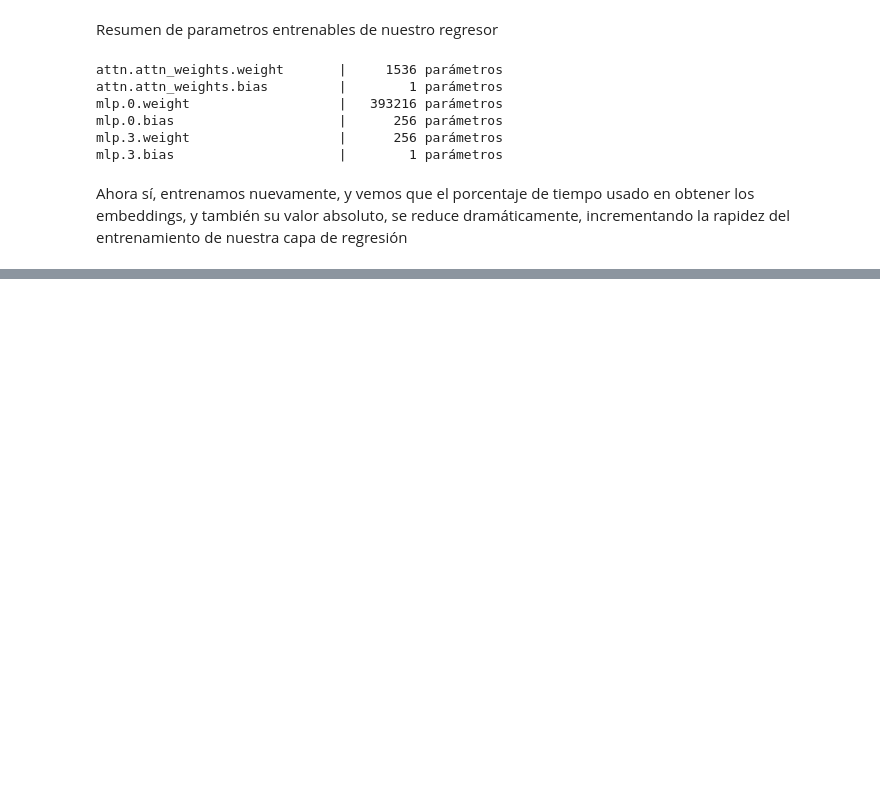
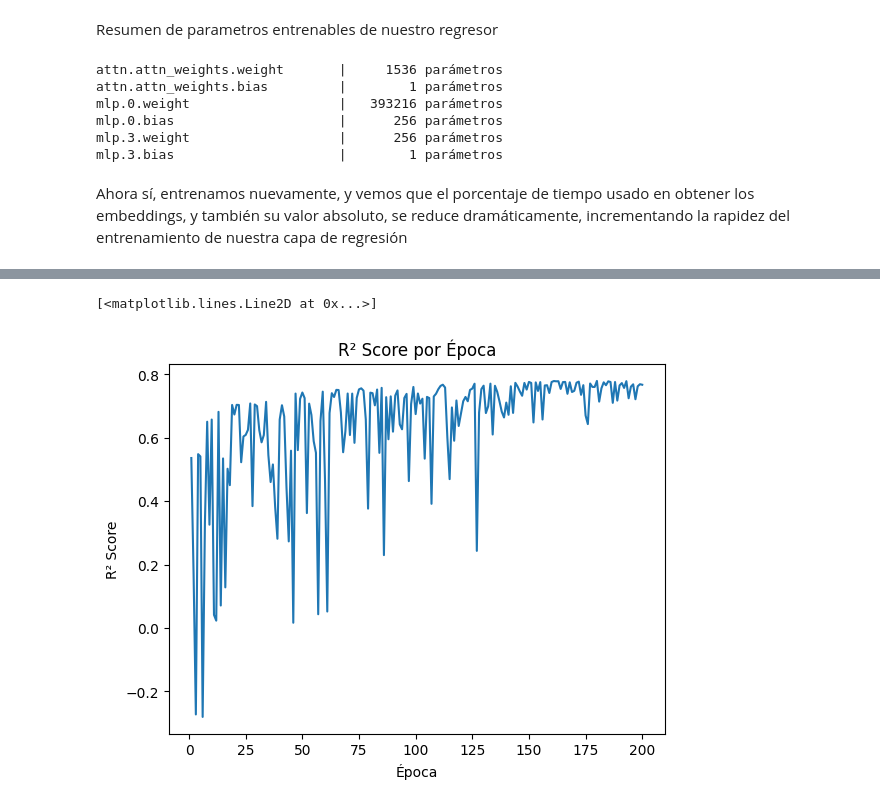
Before and after one commit to benjaminhurbe/250610_esm3, a Jupyter notebook: scripts/03_transfer_learning_regression_head.ipynb, the cells around one changed output, grey strips where cells are left out. Drawn from its saved outputs; the diff is of its cells as text; code cells hidden in the pictures; blank space fills up the shorter version.

```diff
--- a/scripts/03_transfer_learning_regression_head.ipynb
+++ b/scripts/03_transfer_learning_regression_head.ipynb
@@ -664,0 +625,35 @@ print(len(EPOCHS))
+# %%
+import torch
+import matplotlib.pyplot as plt
+
+metrics_path = "../model/training_metrics.pt"
+
+print("Cargando métricas guardadas...")
+try:
+    metrics = torch.load(metrics_path)
+    train_losses = metrics['train_losses']
+    test_losses = metrics['test_losses']
+    r2_scores = metrics['r2_scores']
+    epoch_times = metrics['epoch_times']
+    best_epoch = metrics['best_epoch']
+    best_r2 = metrics['best_r2']
+    best_mse = metrics['best_mse']
+    hyperparameters = metrics['hyperparameters']
+    EPOCHS = len(train_losses)
+    print(f"✓ Métricas cargadas desde {metrics_path}")
+    print(f"📊 Datos cargados:")
+    print(f"  ├─ Épocas entrenadas: {EPOCHS}")
+    print(f"  ├─ Mejor época: {best_epoch}")
+    print(f"  ├─ Mejor R²: {best_r2:.4f}")
+    print(f"  ├─ Mejor MSE: {best_mse:.4f}")
+    print(f"  └─ Hiperparámetros: {hyperparameters}")
+except FileNotFoundError:
+    print(f"Error: El archivo de métricas no se encontró en {metrics_path}")
+    train_losses = []
+    test_losses = []
+    r2_scores = []
+    epoch_times = []
+    best_epoch = None
+    best_r2 = None
+    best_mse = None
+    hyperparameters = {}
@@ -676,3 +684,9 @@ plt.show()
 # %%
 r2_scores
+plt.title('R² Score por Época')
+plt.xlabel('Época')
+plt.ylabel('R² Score')
 plt.plot(epochs, r2_scores, label='R² Score')
+# %% [output]
+[<matplotlib.lines.Line2D at 0x...>]
+[figure, added]
```
Also changed, not shown: parts of 36 cells of this notebook, 1 other file.
